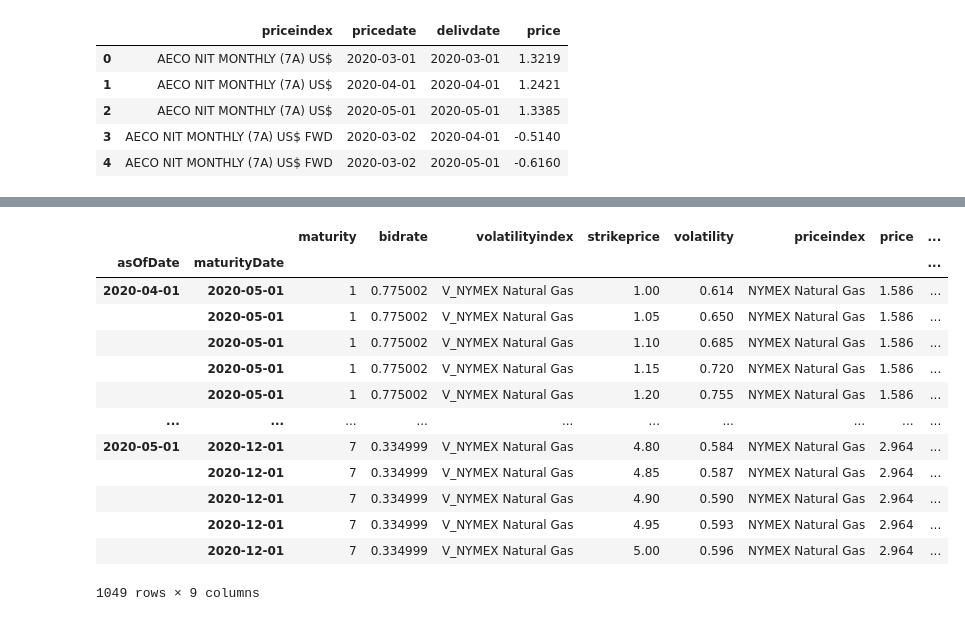
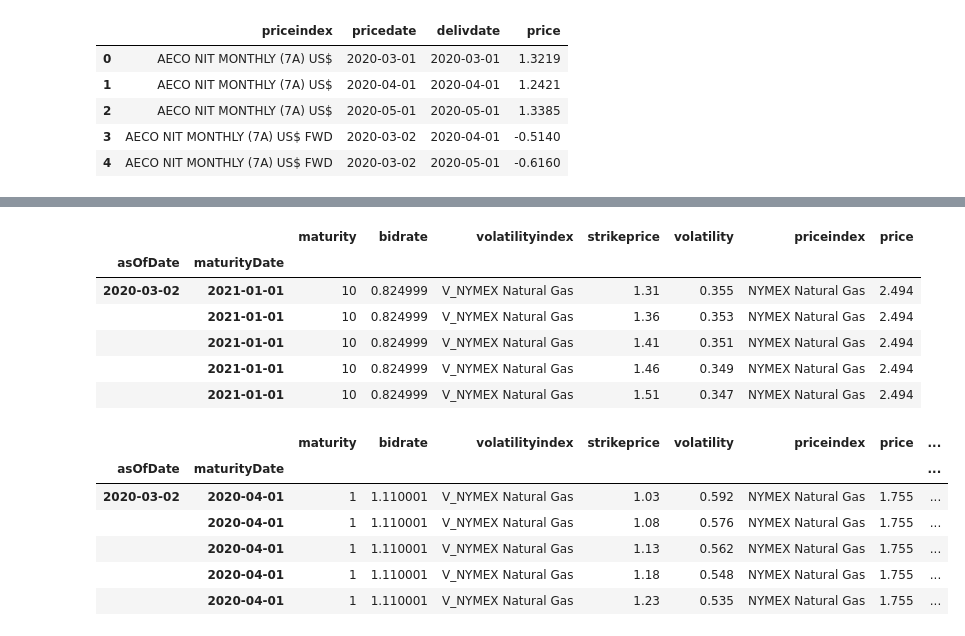
Before and after one commit to pimsmath/Ovintiv, a Jupyter notebook: cleaningGas_Guillermo.ipynb, the cells around one changed output, grey strips where cells are left out. Cells and saved outputs as stored; diff of their text form; code cells hidden in the pictures.

```diff
--- a/cleaningGas_Guillermo.ipynb
+++ b/cleaningGas_Guillermo.ipynb
@@ -36,7 +35,7 @@ pricedateList = pd.DatetimeIndex(interest["pricedate"].unique())
 # %%
 interest["maturity"] = np.array([int(time[:-1]) if time[-1] =="M" else int(time[:-1])*12 for time in interest["maturity"]])
 # %%
-interest["maturityDate"] = interest["pricedate"]+interest["maturity"].apply(lambda x: pd.tseries.offsets.DateOffset(months = x))
+interest["maturityDate"] = interest["pricedate"]+interest["maturity"].apply(lambda x: pd.tseries.offsets.DateOffset(months = x))-pd.offsets.MonthBegin(1)
 # %%
 interest = interest.set_index(["pricedate", "maturityDate"])
 # %%
@@ -177,0 +142,10 @@ natGas2020
+# %%
+natGas2021.head()
+# %% [output]
+|  |  | maturity | bidrate | volatilityindex | strikeprice | volatility | priceindex | price |
+| asOfDate | maturityDate |  |  |  |  |  |  |  |
+| 2020-03-02 | 2021-01-01 | 10 | 0.824999 | V_NYMEX Natural Gas | 1.31 | 0.355 | NYMEX Natural Gas | 2.494 |
+|  | 2021-01-01 | 10 | 0.824999 | V_NYMEX Natural Gas | 1.36 | 0.353 | NYMEX Natural Gas | 2.494 |
+|  | 2021-01-01 | 10 | 0.824999 | V_NYMEX Natural Gas | 1.41 | 0.351 | NYMEX Natural Gas | 2.494 |
+|  | 2021-01-01 | 10 | 0.824999 | V_NYMEX Natural Gas | 1.46 | 0.349 | NYMEX Natural Gas | 2.494 |
+|  | 2021-01-01 | 10 | 0.824999 | V_NYMEX Natural Gas | 1.51 | 0.347 | NYMEX Natural Gas | 2.494 |
@@ -178,3 +155,4 @@ natGas2020
 # %%
-natGas2020["call"] = callEuOpt(natGas2020["bidrate"]/100, natGas2020["maturity"]/12, natGas2020["strikeprice"], natGas2020["price"], natGas2020["volatility"])
-natGas2020["put"] = putEuOpt(natGas2020["bidrate"]/100, natGas2020["maturity"]/12, natGas2020["strikeprice"], natGas2020["price"], natGas2020["volatility"])
+for df in (natGas2020, natGas2021):
+    df["B76_call"] = callEuOpt(df["bidrate"]/100, df["maturity"]/12, df["strikeprice"], df["price"], df["volatility"])
+    df["B76_put"] = putEuOpt(df["bidrate"]/100, df["maturity"]/12, df["strikeprice"], df["price"], df["volatility"])
@@ -181,17 +162,10 @@ natGas2020["put"] = putEuOpt(natGas2020["bidrate"]/100, natGas2020["maturity"]/1
 # %%
-natGas2020
+natGas2020.head()
 # %% [output]
 |  |  | maturity | bidrate | volatilityindex | strikeprice | volatility | priceindex | price | ... |
 | asOfDate | maturityDate |  |  |  |  |  |  |  | ... |
-| 2020-04-01 | 2020-05-01 | 1 | 0.775002 | V_NYMEX Natural Gas | 1.00 | 0.614 | NYMEX Natural Gas | 1.586 | ... |
-|  | 2020-05-01 | 1 | 0.775002 | V_NYMEX Natural Gas | 1.05 | 0.650 | NYMEX Natural Gas | 1.586 | ... |
-|  | 2020-05-01 | 1 | 0.775002 | V_NYMEX Natural Gas | 1.10 | 0.685 | NYMEX Natural Gas | 1.586 | ... |
-|  | 2020-05-01 | 1 | 0.775002 | V_NYMEX Natural Gas | 1.15 | 0.720 | NYMEX Natural Gas | 1.586 | ... |
-|  | 2020-05-01 | 1 | 0.775002 | V_NYMEX Natural Gas | 1.20 | 0.755 | NYMEX Natural Gas | 1.586 | ... |
-| ... | ... | ... | ... | ... | ... | ... | ... | ... | ... |
-| 2020-05-01 | 2020-12-01 | 7 | 0.334999 | V_NYMEX Natural Gas | 4.80 | 0.584 | NYMEX Natural Gas | 2.964 | ... |
-|  | 2020-12-01 | 7 | 0.334999 | V_NYMEX Natural Gas | 4.85 | 0.587 | NYMEX Natural Gas | 2.964 | ... |
-|  | 2020-12-01 | 7 | 0.334999 | V_NYMEX Natural Gas | 4.90 | 0.590 | NYMEX Natural Gas | 2.964 | ... |
-|  | 2020-12-01 | 7 | 0.334999 | V_NYMEX Natural Gas | 4.95 | 0.593 | NYMEX Natural Gas | 2.964 | ... |
-|  | 2020-12-01 | 7 | 0.334999 | V_NYMEX Natural Gas | 5.00 | 0.596 | NYMEX Natural Gas | 2.964 | ... |
+| 2020-03-02 | 2020-04-01 | 1 | 1.110001 | V_NYMEX Natural Gas | 1.03 | 0.592 | NYMEX Natural Gas | 1.755 | ... |
+|  | 2020-04-01 | 1 | 1.110001 | V_NYMEX Natural Gas | 1.08 | 0.576 | NYMEX Natural Gas | 1.755 | ... |
+|  | 2020-04-01 | 1 | 1.110001 | V_NYMEX Natural Gas | 1.13 | 0.562 | NYMEX Natural Gas | 1.755 | ... |
+|  | 2020-04-01 | 1 | 1.110001 | V_NYMEX Natural Gas | 1.18 | 0.548 | NYMEX Natural Gas | 1.755 | ... |
+|  | 2020-04-01 | 1 | 1.110001 | V_NYMEX Natural Gas | 1.23 | 0.535 | NYMEX Natural Gas | 1.755 | ... |
-1049 rows × 9 columns
```
Also changed, not shown: parts of 28 cells of this notebook.
